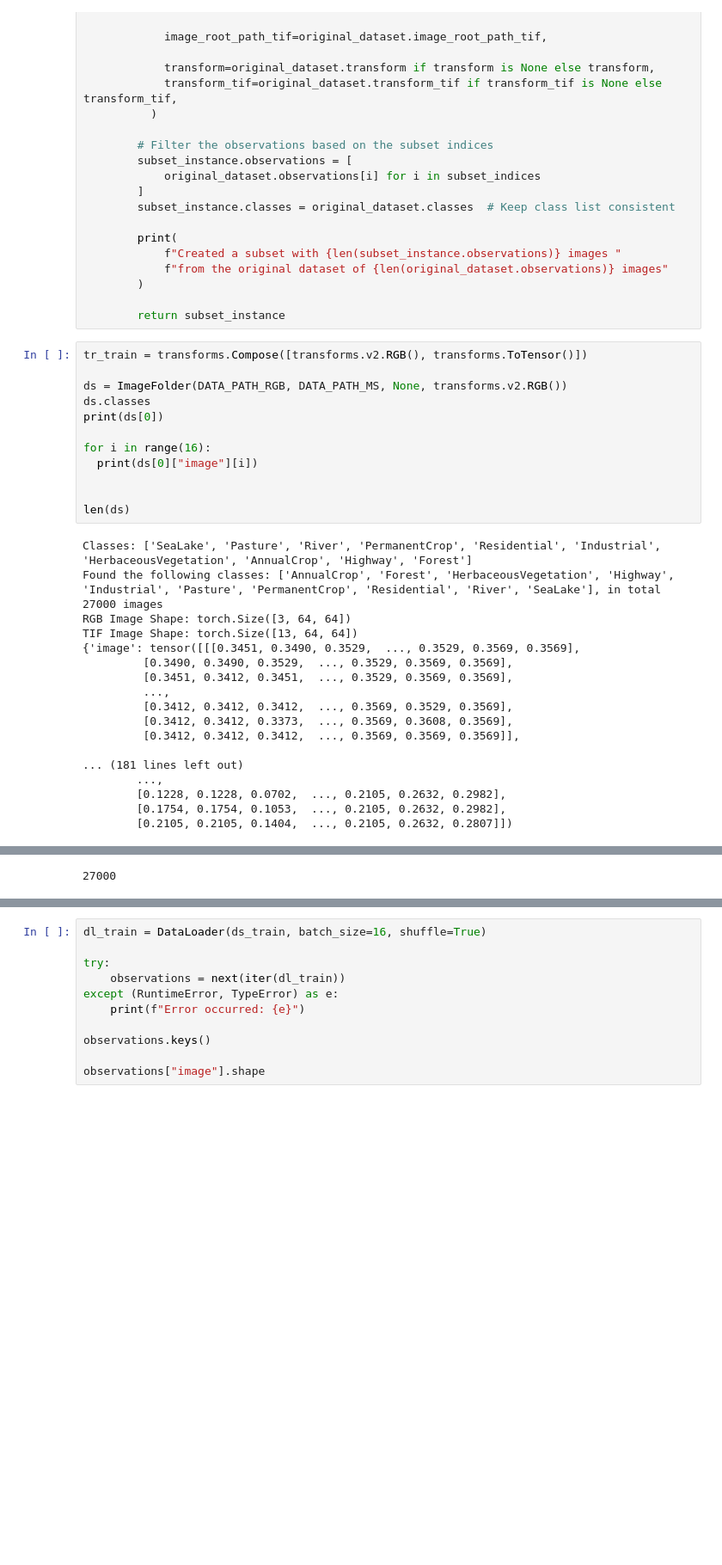
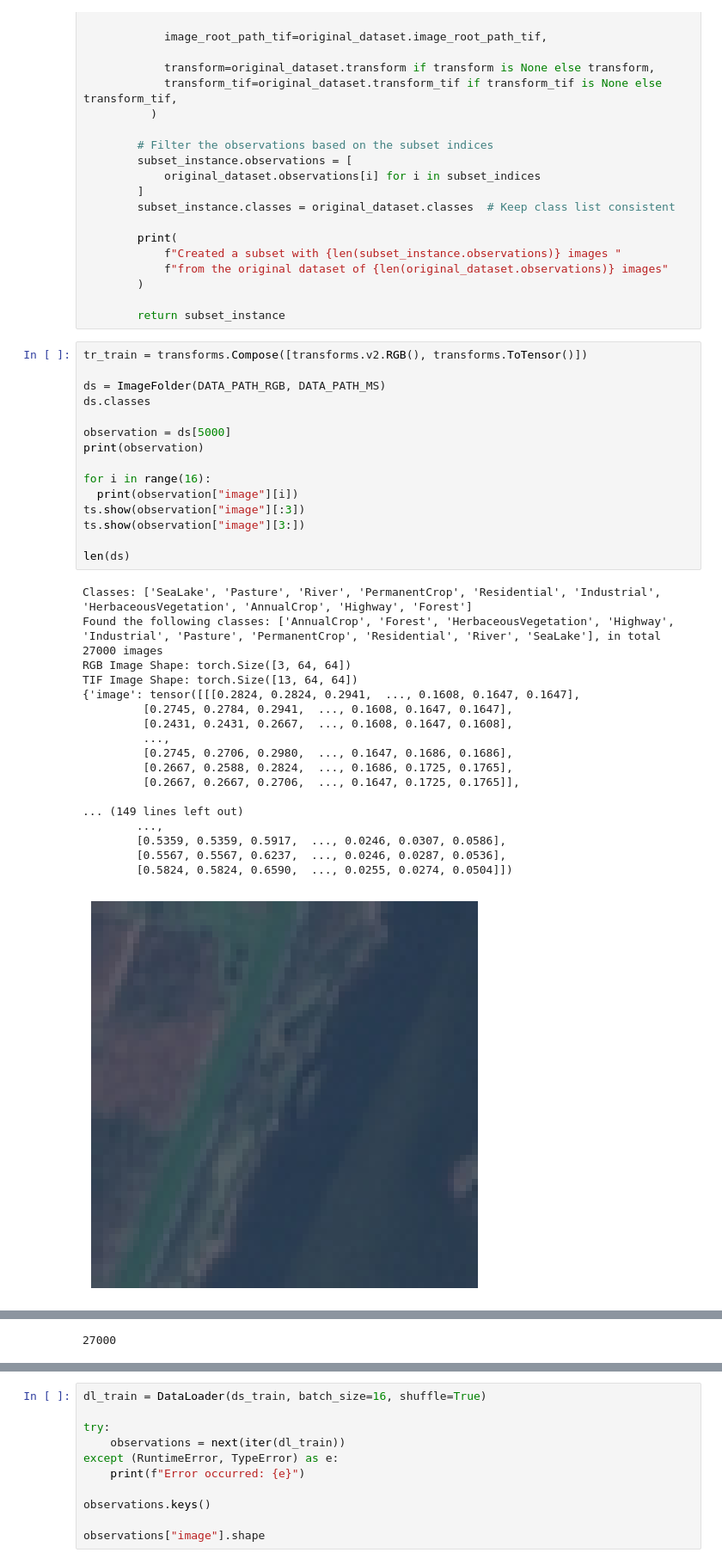
Before and after one commit to lukas-gysin/bverl-miniproject, a Jupyter notebook: notebooks/02_julian_exploration.ipynb, the cells around one changed output, grey strips where cells are left out. Shown at 86% size. Cells and saved outputs as stored; diff of their text form; blank space fills up the shorter version.

```diff
--- a/notebooks/02_julian_exploration.ipynb
+++ b/notebooks/02_julian_exploration.ipynb
@@ -328,30 +328,34 @@ class ImageFolder(Dataset):
 # %%
 tr_train = transforms.Compose([transforms.v2.RGB(), transforms.ToTensor()])
 
-ds = ImageFolder(DATA_PATH_RGB, DATA_PATH_MS, None, transforms.v2.RGB())
+ds = ImageFolder(DATA_PATH_RGB, DATA_PATH_MS)
 ds.classes
-print(ds[0])
+
+observation = ds[5000]
+print(observation)
 
 for i in range(16):
-  print(ds[0]["image"][i])
-
+  print(observation["image"][i])
+ts.show(observation["image"][:3])
+ts.show(observation["image"][3:])
 
 len(ds)
 # %% [output]
 Classes: ['SeaLake', 'Pasture', 'River', 'PermanentCrop', 'Residential', 'Industrial', 'HerbaceousVegetation', 'AnnualCrop', 'Highway', 'Forest']
 Found the following classes: ['AnnualCrop', 'Forest', 'HerbaceousVegetation', 'Highway', 'Industrial', 'Pasture', 'PermanentCrop', 'Residential', 'River', 'SeaLake'], in total 27000 images
 RGB Image Shape: torch.Size([3, 64, 64])
 TIF Image Shape: torch.Size([13, 64, 64])
-{'image': tensor([[[0.3451, 0.3490, 0.3529,  ..., 0.3529, 0.3569, 0.3569],
-         [0.3490, 0.3490, 0.3529,  ..., 0.3529, 0.3569, 0.3569],
-         [0.3451, 0.3412, 0.3451,  ..., 0.3529, 0.3569, 0.3569],
+{'image': tensor([[[0.2824, 0.2824, 0.2941,  ..., 0.1608, 0.1647, 0.1647],
+         [0.2745, 0.2784, 0.2941,  ..., 0.1608, 0.1647, 0.1647],
+         [0.2431, 0.2431, 0.2667,  ..., 0.1608, 0.1647, 0.1608],
          ...,
-         [0.3412, 0.3412, 0.3412,  ..., 0.3569, 0.3529, 0.3569],
-         [0.3412, 0.3412, 0.3373,  ..., 0.3569, 0.3608, 0.3569],
-         [0.3412, 0.3412, 0.3412,  ..., 0.3569, 0.3569, 0.3569]],
+         [0.2745, 0.2706, 0.2980,  ..., 0.1647, 0.1686, 0.1686],
+         [0.2667, 0.2588, 0.2824,  ..., 0.1686, 0.1725, 0.1765],
+         [0.2667, 0.2667, 0.2706,  ..., 0.1647, 0.1725, 0.1765]],
 
-... (181 lines left out)
+... (149 lines left out)
         ...,
-        [0.1228, 0.1228, 0.0702,  ..., 0.2105, 0.2632, 0.2982],
-        [0.1754, 0.1754, 0.1053,  ..., 0.2105, 0.2632, 0.2982],
-        [0.2105, 0.2105, 0.1404,  ..., 0.2105, 0.2632, 0.2807]])
+        [0.5359, 0.5359, 0.5917,  ..., 0.0246, 0.0307, 0.0586],
+        [0.5567, 0.5567, 0.6237,  ..., 0.0246, 0.0287, 0.0536],
+        [0.5824, 0.5824, 0.6590,  ..., 0.0255, 0.0274, 0.0504]])
+[figure, added]
```
Also changed, not shown: parts of 2 cells of this notebook.
